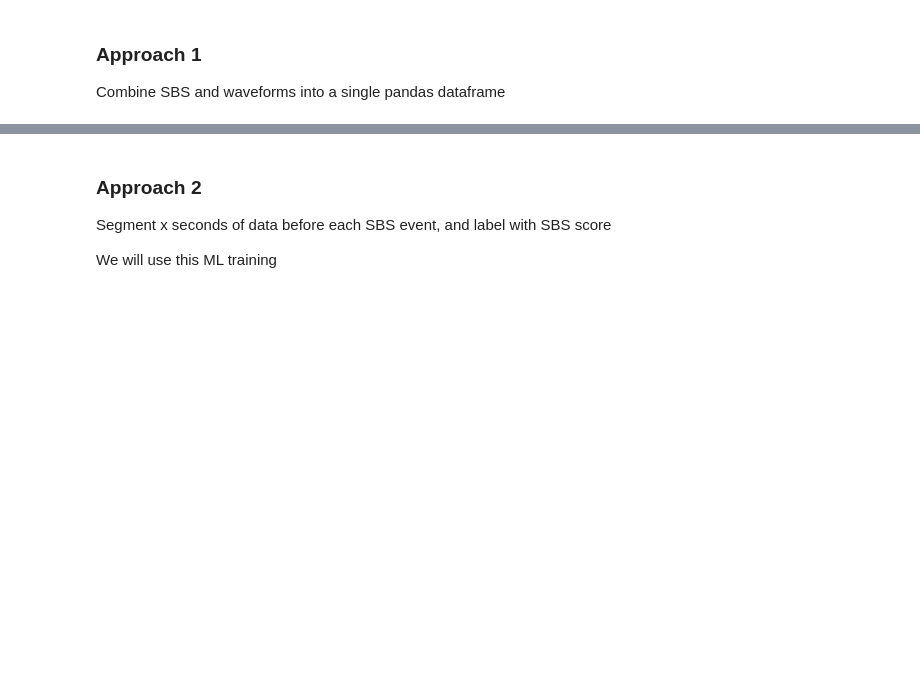
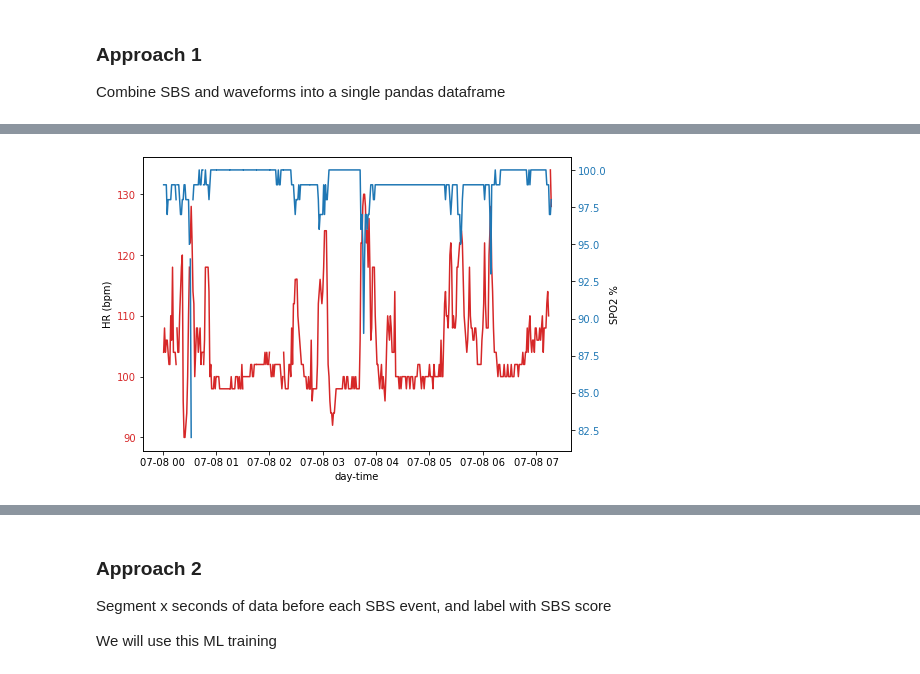
Before and after one commit to fyng/PedAccel, a Jupyter notebook: JHU SAFE/patient_sbs.ipynb, the cells around one changed output, grey strips where cells are left out. Drawn from its saved outputs; the diff is of its cells as text; code cells hidden in the pictures; blank space fills up the shorter version.

Commit message:
fix plots

```diff
--- a/JHU SAFE/patient_sbs.ipynb
+++ b/JHU SAFE/patient_sbs.ipynb
@@ -157,0 +151,21 @@ sns.lineplot(x = 'dts', y = 'HR', data=patient_merged)
+# %%
+# plot some data from the table
+testdata = patient_merged[0:450]
+
+fig, ax1 = plt.subplots()
+ax2 = ax1.twinx()
+
+color = 'tab:red'
+ax1.plot(testdata['recorded_time'], testdata['HR'], color=color)
+ax1.set_xlabel('day-time')
+ax1.set_ylabel('HR (bpm)')
+ax1.tick_params(axis='y', labelcolor=color)
+color = 'tab:blue'
+ax2.plot(testdata['recorded_time'], testdata['SPO2-%'], color=color)
+ax2.tick_params(axis='y', labelcolor=color)
+ax2.set_ylabel('SPO2 %')
+fig.tight_layout()
+fig.set_size_inches(8,5)
+plt.show()
+# %% [output]
+[figure, added]
```
Also changed, not shown: parts of 18 cells of this notebook.
